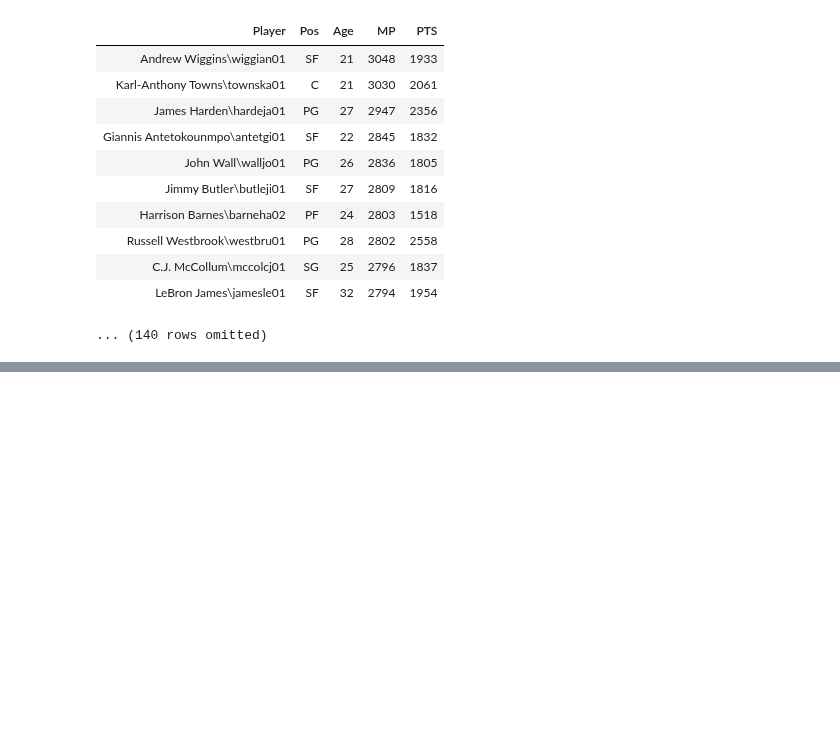
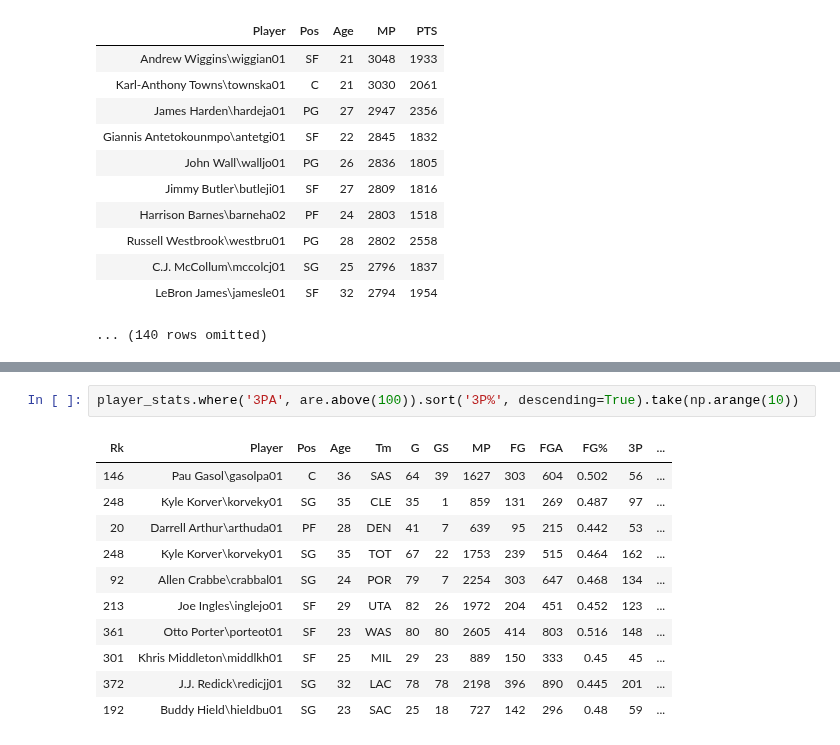
Before and after one commit to ds-modules/SPORTS, a Jupyter notebook: Lecture 2 (Data) Materials/Lab 2.ipynb, the cells around one changed output, grey strips where cells are left out. Drawn from its saved outputs; the diff is of its cells as text; blank space fills up the shorter version.

```diff
--- a/Lecture 2 (Data) Materials/Lab 2.ipynb
+++ b/Lecture 2 (Data) Materials/Lab 2.ipynb
@@ -77,0 +118,14 @@ player_stats.where
+# %%
+player_stats.where('3PA', are.above(100)).sort('3P%', descending=True).take(np.arange(10))
+# %% [output]
+| Rk | Player | Pos | Age | Tm | G | GS | MP | FG | FGA | FG% | 3P | ... |
+| 146 | Pau Gasol\gasolpa01 | C | 36 | SAS | 64 | 39 | 1627 | 303 | 604 | 0.502 | 56 | ... |
+| 248 | Kyle Korver\korveky01 | SG | 35 | CLE | 35 | 1 | 859 | 131 | 269 | 0.487 | 97 | ... |
+| 20 | Darrell Arthur\arthuda01 | PF | 28 | DEN | 41 | 7 | 639 | 95 | 215 | 0.442 | 53 | ... |
+| 248 | Kyle Korver\korveky01 | SG | 35 | TOT | 67 | 22 | 1753 | 239 | 515 | 0.464 | 162 | ... |
+| 92 | Allen Crabbe\crabbal01 | SG | 24 | POR | 79 | 7 | 2254 | 303 | 647 | 0.468 | 134 | ... |
+| 213 | Joe Ingles\inglejo01 | SF | 29 | UTA | 82 | 26 | 1972 | 204 | 451 | 0.452 | 123 | ... |
+| 361 | Otto Porter\porteot01 | SF | 23 | WAS | 80 | 80 | 2605 | 414 | 803 | 0.516 | 148 | ... |
+| 301 | Khris Middleton\middlkh01 | SF | 25 | MIL | 29 | 23 | 889 | 150 | 333 | 0.45 | 45 | ... |
+| 372 | J.J. Redick\redicjj01 | SG | 32 | LAC | 78 | 78 | 2198 | 396 | 890 | 0.445 | 201 | ... |
+| 192 | Buddy Hield\hieldbu01 | SG | 23 | SAC | 25 | 18 | 727 | 142 | 296 | 0.48 | 59 | ... |
```
Also changed, not shown: parts of 12 cells of this notebook.
